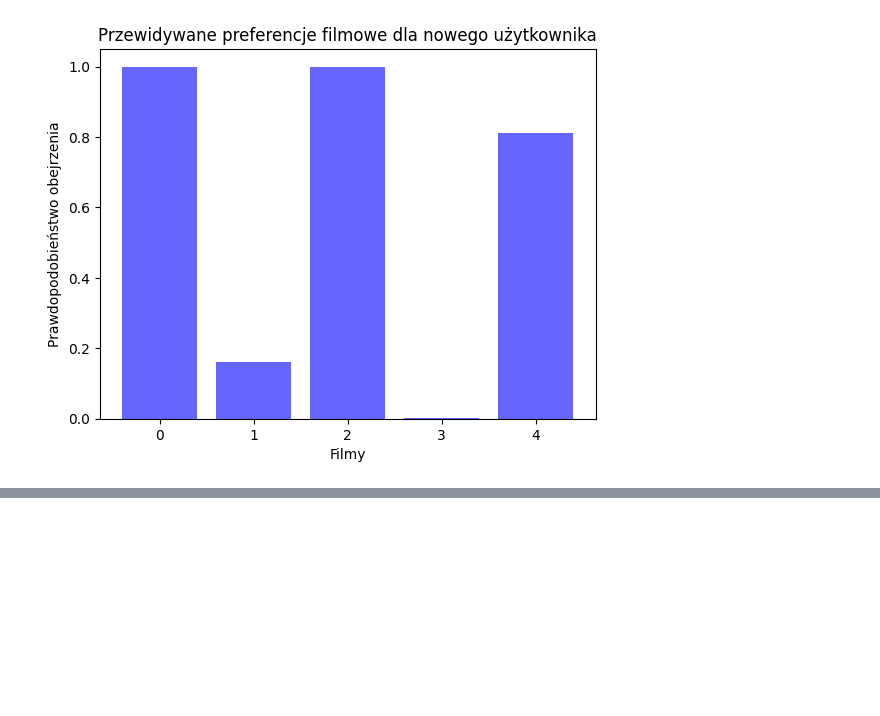
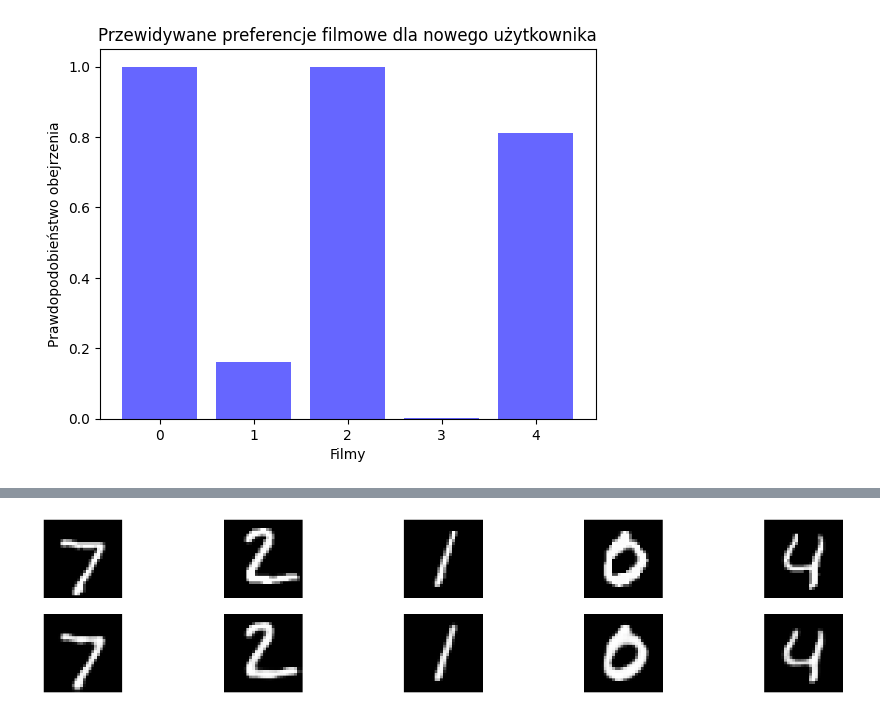
Before and after one commit to mikolaj-sujka/sieci_neuronowe, a Jupyter notebook: Zestaw_3/zestaw_3.ipynb, the cells around one changed output, grey strips where cells are left out. Saved outputs shown, nothing was run; the diff lists cells and outputs as text; code cells hidden in the pictures; blank space fills up the shorter version.

```diff
--- a/Zestaw_3/zestaw_3.ipynb
+++ b/Zestaw_3/zestaw_3.ipynb
@@ -191,0 +275,55 @@ Przewidywane preferencje dla nowego użytkownika: [0.99859923 0.16113958 0.99985
+# %%
+from tensorflow.keras.layers import Conv2D, MaxPooling2D, Conv2DTranspose, Reshape
+from tensorflow.keras.datasets import mnist
+
+# Ładowanie i przygotowanie danych obrazów (np. MNIST)
+# MNIST = 60,000 28x28 grayscale images of the 10 digits, along with a test set of 10,000 images
+(x_train, _), (x_test, _) = mnist.load_data()
+x_train = x_train.astype('float32') / 255. # Normalizacja wartości pikseli do zakresu 0-1
+x_test = x_test.astype('float32') / 255.
+
+# Przygotowuje dane do przetworzenia przez warstwy konwolucyjne, które oczekują wejść z takim wymiarem
+x_train = np.reshape(x_train, (len(x_train), 28, 28, 1)) # Dodanie kanału koloru (1 - grayscale), zdjęcia 28x28
+x_test = np.reshape(x_test, (len(x_test), 28, 28, 1))
+
+# Budowanie kodera
+input_img = Input(shape=(28, 28, 1))
+x = Conv2D(32, (3, 3), activation='relu', padding='same')(input_img)
+x = MaxPooling2D((2, 2), padding='same')(x)
+x = Conv2D(16, (3, 3), activation='relu', padding='same')(x)
+x = MaxPooling2D((2, 2), padding='same')(x)
+encoded = Conv2D(8, (3, 3), activation='relu', padding='same')(x) # Przestrzeń ukryta
+
+# Budowa dekodera
+x = Conv2DTranspose(16, (3, 3), activation='relu', strides=(2, 2), padding='same')(encoded)  # (14, 14, 16)
+x = Conv2DTranspose(8, (3, 3), activation='relu', strides=(2, 2), padding='same')(x)         # (28, 28, 8)
+x = Conv2DTranspose(1, (3, 3), activation='sigmoid', padding='same')(x) # (28, 28, 1)
+
+
+# Model autokodera
+autoencoder = Model(input_img, x)
+
+# Kompilacja i trening
+autoencoder.compile(optimizer='adam', loss='binary_crossentropy')
+autoencoder.fit(x_train, x_train, epochs=5, batch_size=156, validation_data=(x_test, x_test))
+
+# Testowanie i wizualizacja wyników
+decoded_imgs = autoencoder.predict(x_test)
+
+print(decoded_imgs.shape)  # Oczekiwany kształt to (ilość_obrazów_testowych, 28, 28, 1)
+
+# Wizualizacja wyników
+n = 5
+plt.figure(figsize=(20, 4))
+for i in range(n):
+    # Wyświetlanie oryginalnych obrazów
+    ax = plt.subplot(2, n, i + 1)
+    plt.imshow(x_test[i].reshape(28, 28), cmap='gray')
+    ax.axis('off')
+
+    # Wyświetlanie zdekodowanych obrazów
+    ax = plt.subplot(2, n, i + 1 + n)
+    plt.imshow(decoded_imgs[i].reshape(28, 28), cmap='gray')
+    ax.axis('off')
+plt.show()
+# %% [output]
@@ -191,0 +342 @@ Przewidywane preferencje dla nowego użytkownika: [0.99859923 0.16113958 0.99985
+[figure, added]
```
Also changed, not shown: parts of 8 cells of this notebook.
